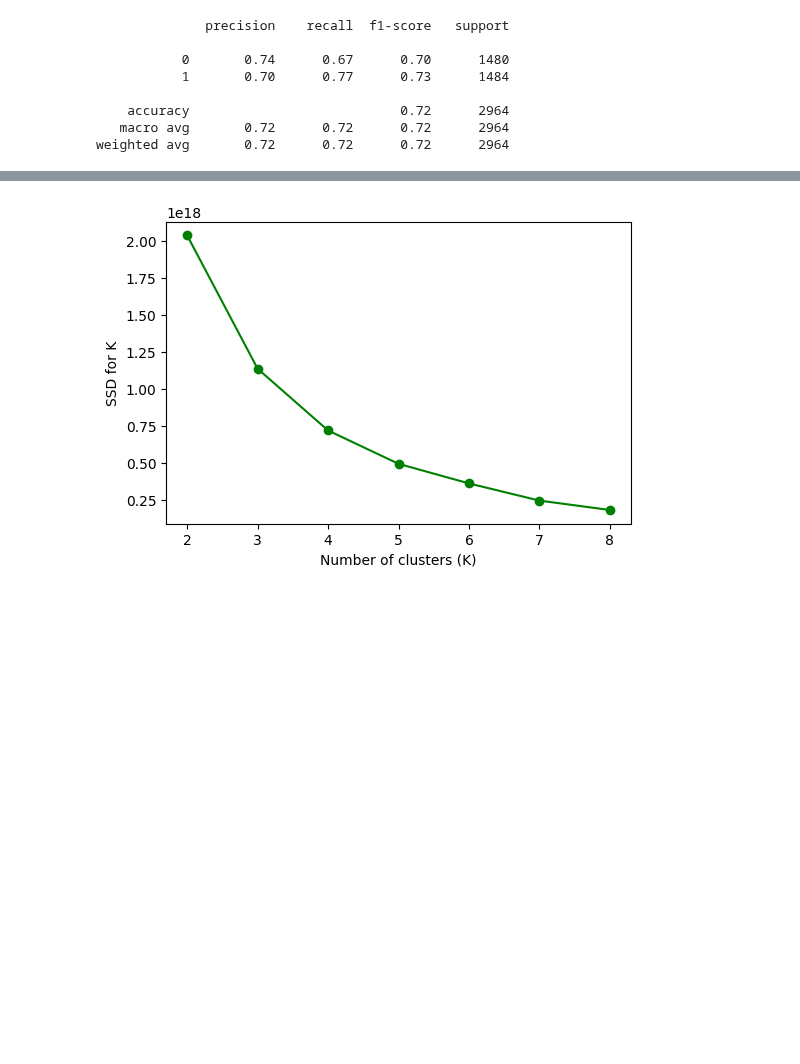
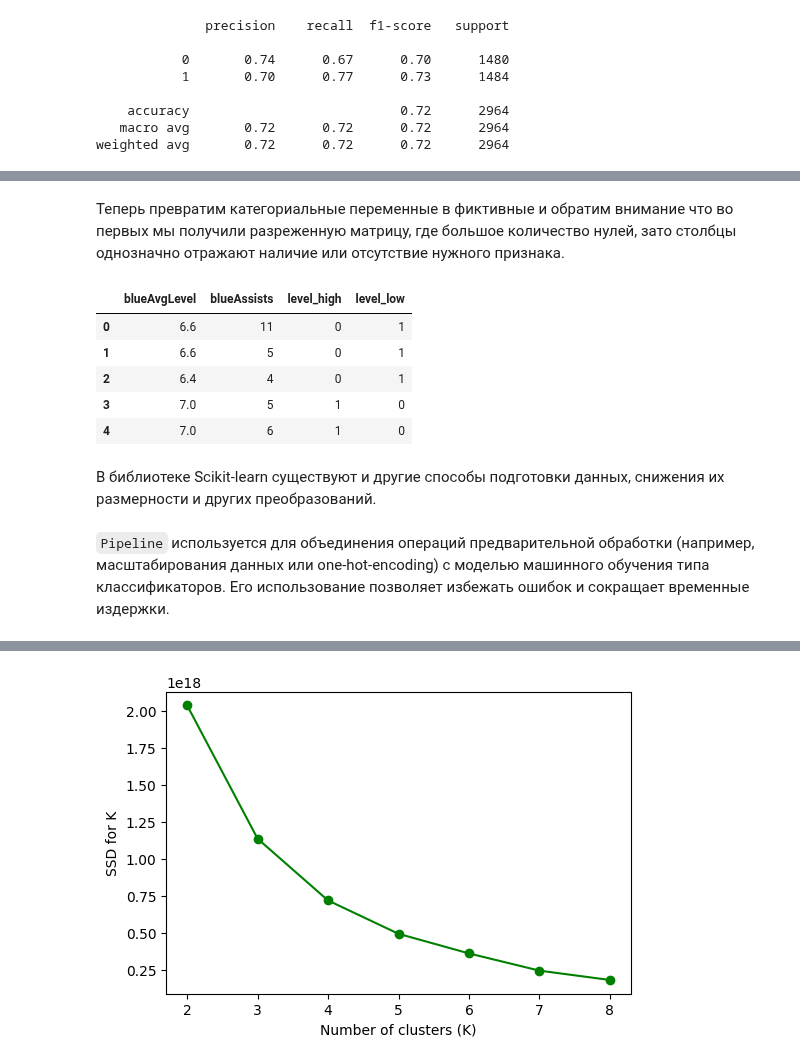
Before and after one commit to vn322/Cod_future, a Jupyter notebook: Scikit_learn.ipynb, the cells around one changed output, grey strips where cells are left out. Drawn from its saved outputs; the diff is of its cells as text; code cells hidden in the pictures; blank space fills up the shorter version.

```diff
--- a/Scikit_learn.ipynb
+++ b/Scikit_learn.ipynb
@@ -391,0 +373,6 @@ weighted avg       0.25      0.50      0.34      3952
+# %%
+df = lol[['blueAvgLevel', 'blueAssists']]
+df['level'] = "low"
+condition = (lol['blueAvgLevel'] >= 7)
+df.loc[condition, 'level'] = "high"
+df.head()
@@ -392,3 +396,18 @@ weighted avg       0.25      0.50      0.34      3952
+# %% [markdown]
+Теперь превратим категориальные переменные в фиктивные и обратим внимание что во первых мы получили разреженную матрицу, где большое количество нулей, зато столбцы однозначно отражают наличие или отсутствие нужного признака.
+# %%
+ pd.get_dummies(df).head()
+# %% [output]
+|  | blueAvgLevel | blueAssists | level_high | level_low |
+| 0 | 6.6 | 11 | 0 | 1 |
+| 1 | 6.6 | 5 | 0 | 1 |
+| 2 | 6.4 | 4 | 0 | 1 |
+| 3 | 7.0 | 5 | 1 | 0 |
+| 4 | 7.0 | 6 | 1 | 0 |
+# %% [markdown]
+В библиотеке Scikit-learn существуют и другие способы подготовки данных,  снижения их размерности и других преобразований.
+# %% [markdown]
+`Pipeline` используется для объединения операций предварительной обработки (например, масштабирования данных или one-hot-encoding) с моделью машинного обучения типа классификаторов. Его использование позволяет избежать ошибок и сокращает временные издержки.
 # %%
 from sklearn.ensemble import RandomForestClassifier
 from sklearn.pipeline import Pipeline
```
Also changed, not shown: parts of 33 cells of this notebook.
